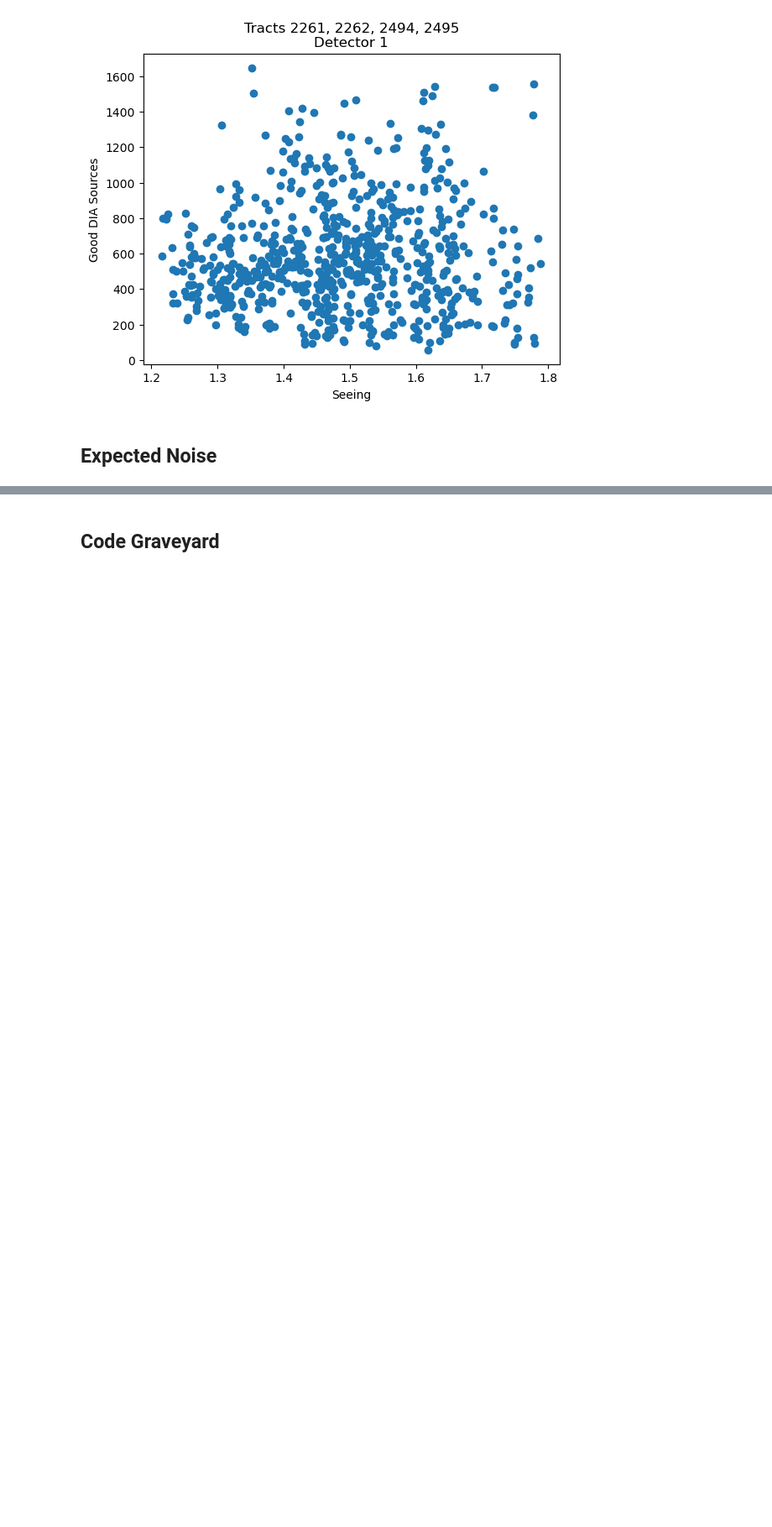
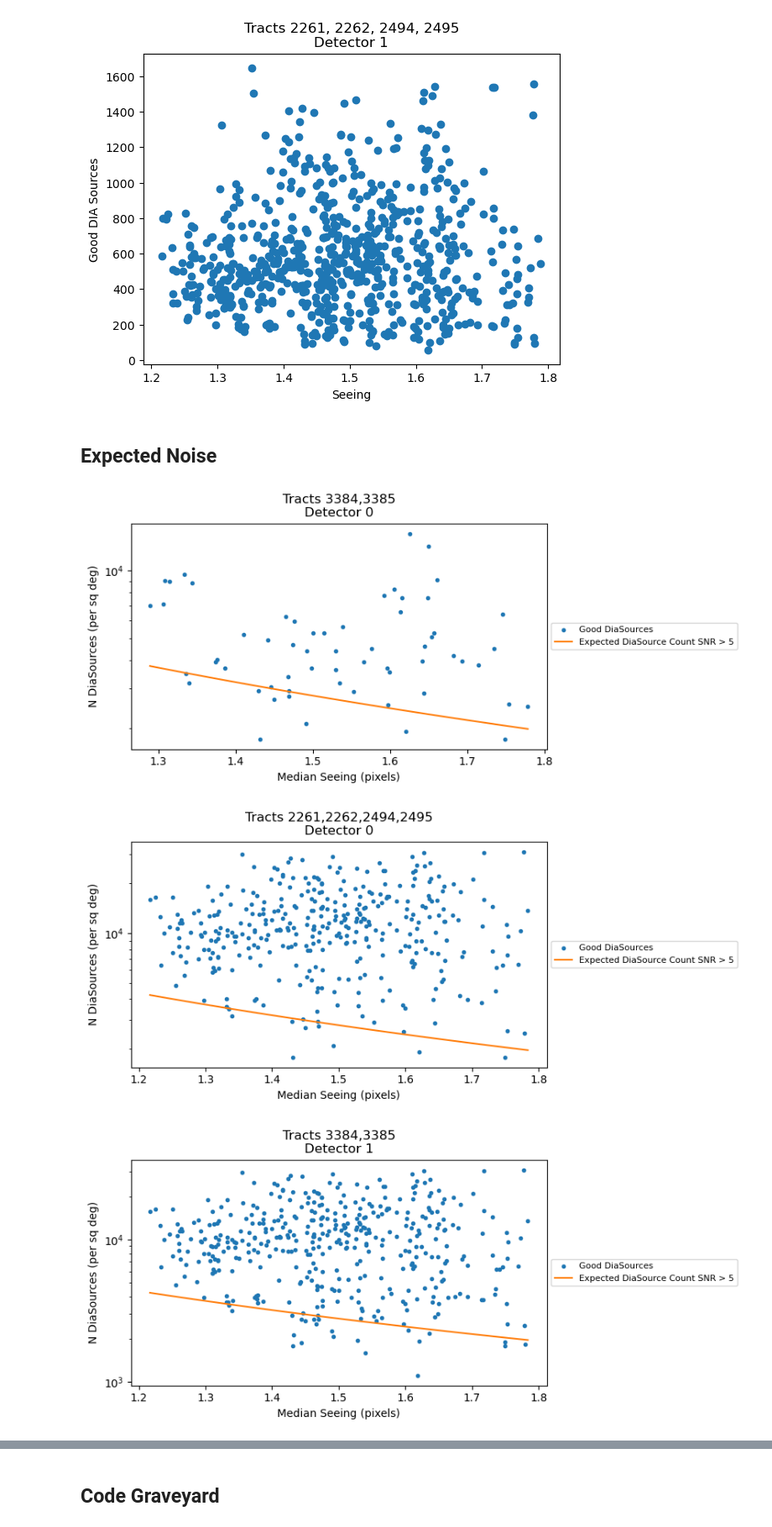
Before and after one commit to lsst-dm/ap_pipe-notebooks, a Jupyter notebook: notebooks/DM-43074-False-Positive-Rates-in-DiaSources.ipynb, the cells around one changed output, grey strips where cells are left out. Shown: that part at 84% size. Saved outputs shown, nothing was run; the diff lists cells and outputs as text; code cells hidden in the pictures; blank space fills up the shorter version.

Commit message:
More plots.

```diff
--- a/notebooks/DM-43074-False-Positive-Rates-in-DiaSources.ipynb
+++ b/notebooks/DM-43074-False-Positive-Rates-in-DiaSources.ipynb
@@ -52,7 +52,7 @@ def getUniqueVisits(collections, tracts):
     for d in sorted(registry.queryDatasets(datasetType="goodSeeingDiff_diaSrcTable", collections=collections, where=f"skymap='DC2' AND tract IN ({tracts})")):
         visitList.append(d.dataId['visit'])
     uniqueVisits = set(visitList)
-    return uniqueVisits
+    return list(uniqueVisits)
 # %%
 def getGoodSeeing(butler, visit, detector, badFlagList=['pixelFlags_edge', 'pixelFlags_bad', 'pixelFlags_suspect',
                  'pixelFlags_interpolatedCenter', 'pixelFlags_saturatedCenter', ]):
@@ -140,0 +129,58 @@ N = (n_v/sigma_g**2)*nrows*ncols
+# %%
+visits = getUniqueVisits(collections, group1)
+bbox = butler.get('calexp.bbox', visit=int(visits[0]), detector=0)
+SIGMA2FWHM = 2*np.sqrt(2*np.log(2))
+PIXEL_SCALE = 0.2
+APPROX_CCD_AREA = PIXEL_SCALE*PIXEL_SCALE*bbox.getArea()/3600/3600
+APPROX_N_CCD = 9
+APPROX_VISIT_AREA = APPROX_CCD_AREA * APPROX_N_CCD
+detector = 0
+# %%
+def n(v):
+    return v*np.exp(-0.5*v*v)/(2**(5/2) * np.pi**(3/2))
+def expected(low, high, seeing=3, nCcds=len(visits)*APPROX_N_CCD):
+    """seeing must be supplied as sigma.
+    """
+    inBetween = n(low) - n(high)
+    return inBetween * 2 * nCcds * bbox.getWidth()*bbox.getHeight() / (seeing**2)
+# %%
+seeingList = []
+nGoodDiaSources = []
+
+for detector in range(0,2):
+    for group in groups:
+        visits = getUniqueVisits(collections, group)
+        for visit in visits:
+                goodSeeingStats = getGoodSeeing(butler, visit, detector)
+                seeingList.append(goodSeeingStats[0])
+                nGoodDiaSources.append(goodSeeingStats[1])
+
+        psf = butler.get("calexp.psf", visit=int(visits[0]), detector=0)
+        bbox = butler.get('calexp.bbox', visit=int(visits[0]), detector=0)
+        seeing = psf.computeShape(bbox.getCenter()).getDeterminantRadius()
+
+        seeingRange = np.linspace(np.min(seeingList), np.max(seeingList), 20)
+        # seeingListFwhm = [s/SIGMA2FWHM for s in seeingList]
+        # seeingRangeFwhm = np.linspace(np.min(seeingListFwhm), np.max(seeingListFwhm), 20)
+        expectedCounts = expected(5, 100, seeingRange)/ 33 / APPROX_CCD_AREA
+
+        plt.figure(figsize=(8,4))
+        ax = plt.subplot(111)
+        plt.yscale('log')
+        plt.ylabel('N DiaSources (per sq deg)')
+        plt.xlabel('Median Seeing (pixels)')
+        tracts = ','.join(str(tract) for tract in group)
+        plt.title(f'Tracts {tracts}\nDetector {detector}')
+        nGoodDiaSourcesPerDetector = [n/APPROX_CCD_AREA for n in nGoodDiaSources]
+        plt.plot(seeingList, nGoodDiaSourcesPerDetector, '.', label="Good DiaSources")
+        # plt.vlines(templateSeeingDist.mean(), 20, 1000, linestyles='dashed', label="mean template", linewidth=1)
+        # plt.vlines(templateSeeingDist.max(), 20, 1000, linestyles='solid', label="max template", linewidth=1)
+        box = ax.get_position()
+        ax.set_position([box.x0, box.y0, box.width * 0.9, box.height])
+        plt.plot(seeingRange, expectedCounts, label="Expected DiaSource Count SNR > 5")
+        plt.legend(fontsize=8, loc='center left', bbox_to_anchor=(1, 0.5))
+        plt.tight_layout()
+# %% [output]
+[figure, added]
+[figure, added]
+[figure, added]
```
Also changed, not shown: parts of 10 cells of this notebook.
